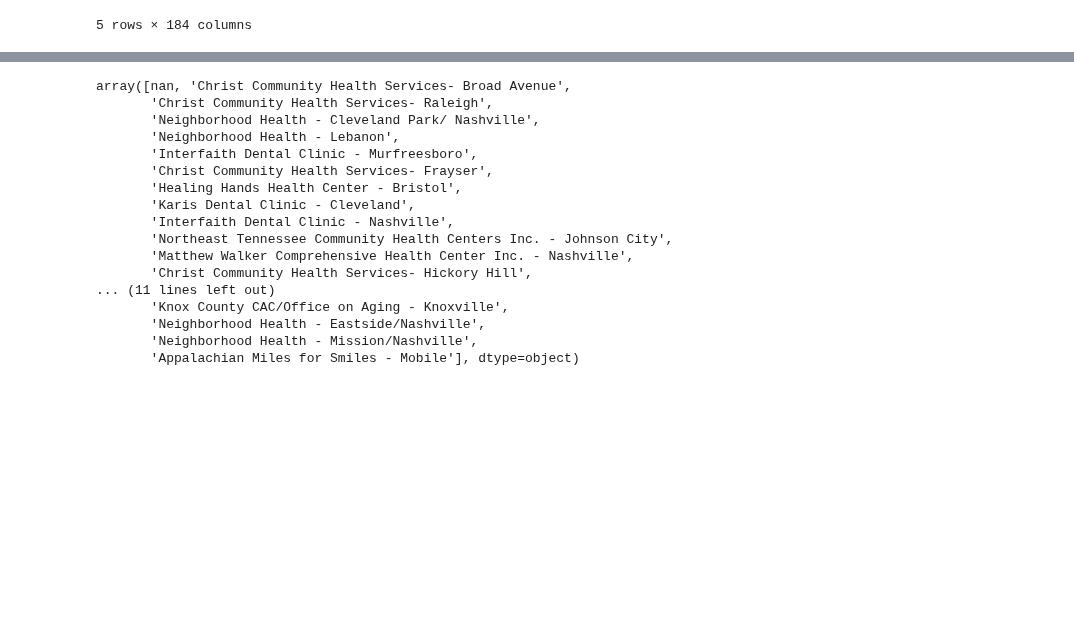
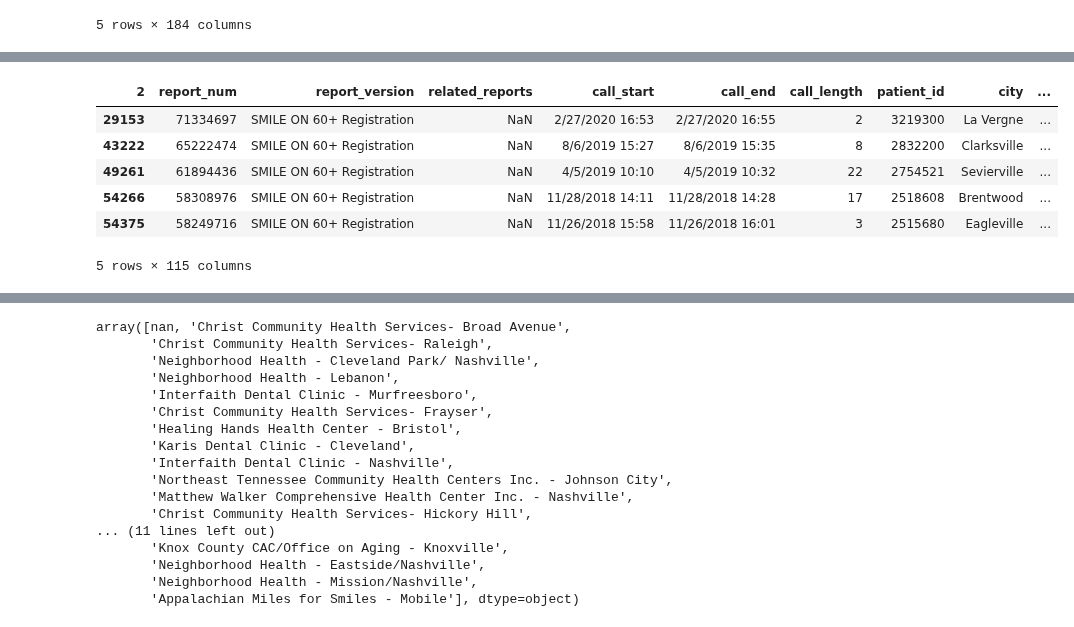
Before and after one commit to Jmiah789/smile-on-get_tootha_choppa, a Jupyter notebook: notebooks/eor_cleaning.ipynb, the cells around one changed output, grey strips where cells are left out. Drawn from its saved outputs; the diff is of its cells as text; code cells hidden in the pictures; blank space fills up the shorter version.

```diff
--- a/notebooks/eor_cleaning.ipynb
+++ b/notebooks/eor_cleaning.ipynb
@@ -146,0 +306,12 @@ smile_on.head()
+# %%
+#slice based on 2 unique values
+bocq3=smile_on.loc[(smile_on["bocq_next_step2"] == "Wisdom Tooth Workshop")]
+bocq3
+# %% [output]
+| 2 | report_num | report_version | related_reports | call_start | call_end | call_length | patient_id | city | ... |
+| 29153 | 71334697 | SMILE ON 60+ Registration | NaN | 2/27/2020 16:53 | 2/27/2020 16:55 | 2 | 3219300 | La Vergne | ... |
+| 43222 | 65222474 | SMILE ON 60+ Registration | NaN | 8/6/2019 15:27 | 8/6/2019 15:35 | 8 | 2832200 | Clarksville | ... |
+| 49261 | 61894436 | SMILE ON 60+ Registration | NaN | 4/5/2019 10:10 | 4/5/2019 10:32 | 22 | 2754521 | Sevierville | ... |
+| 54266 | 58308976 | SMILE ON 60+ Registration | NaN | 11/28/2018 14:11 | 11/28/2018 14:28 | 17 | 2518608 | Brentwood | ... |
+| 54375 | 58249716 | SMILE ON 60+ Registration | NaN | 11/26/2018 15:58 | 11/26/2018 16:01 | 3 | 2515680 | Eagleville | ... |
+5 rows × 115 columns
```
Also changed, not shown: parts of 39 cells of this notebook.
